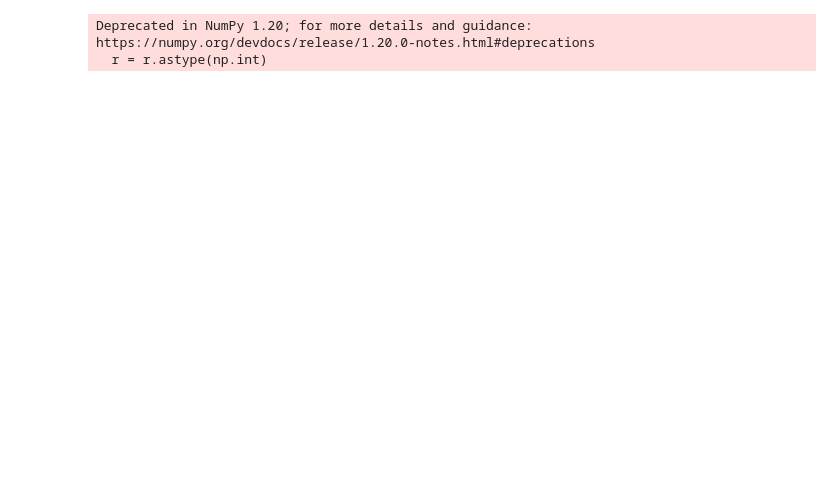
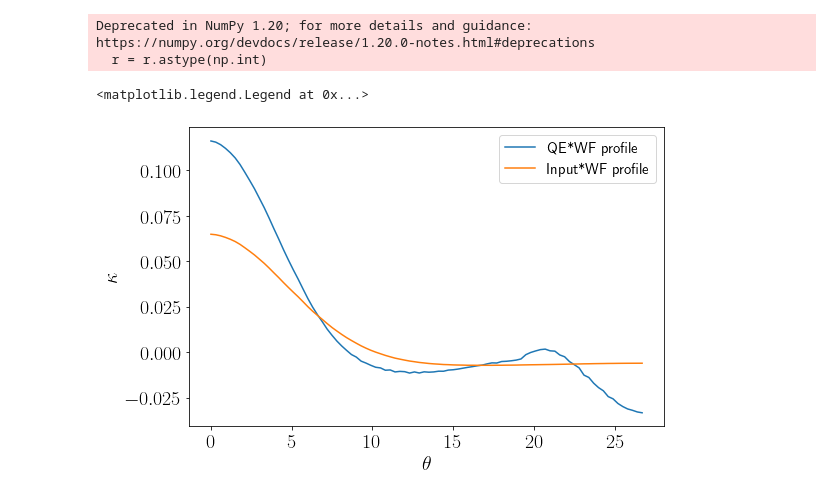
Before and after one commit to carronj/LensIt, a Jupyter notebook: notebooks/get_mass_estimate.ipynb, the cells around one changed output. Saved outputs shown, nothing was run; the diff lists cells and outputs as text; code cells hidden in the pictures; blank space fills up the shorter version.

```diff
--- a/notebooks/get_mass_estimate.ipynb
+++ b/notebooks/get_mass_estimate.ipynb
@@ -319,4 +318,18 @@ theta, prof_fid, _ = radial_profile(alpha_input_wf, lpix_amin)
 # %% [output]
 Deprecated in NumPy 1.20; for more details and guidance: https://numpy.org/devdocs/release/1.20.0-notes.html#deprecations
   r = r.astype(np.int)
+# %%
+plt.plot(theta, kappa_prof, label='QE*WF profile')
+# plt.plot(theta, kappa_prof_input, label='Input profile')
+plt.plot(theta, kappa_prof_input_wf, label='Input*WF profile')
+
+
+
+plt.xlabel(r'$\theta$')
+plt.ylabel(r'$\kappa$')
+
+plt.legend()
+# %% [output]
+<matplotlib.legend.Legend at 0x...>
+[figure, added]
 # %%
```
Also changed, not shown: parts of 6 cells of this notebook, 3 other files.
